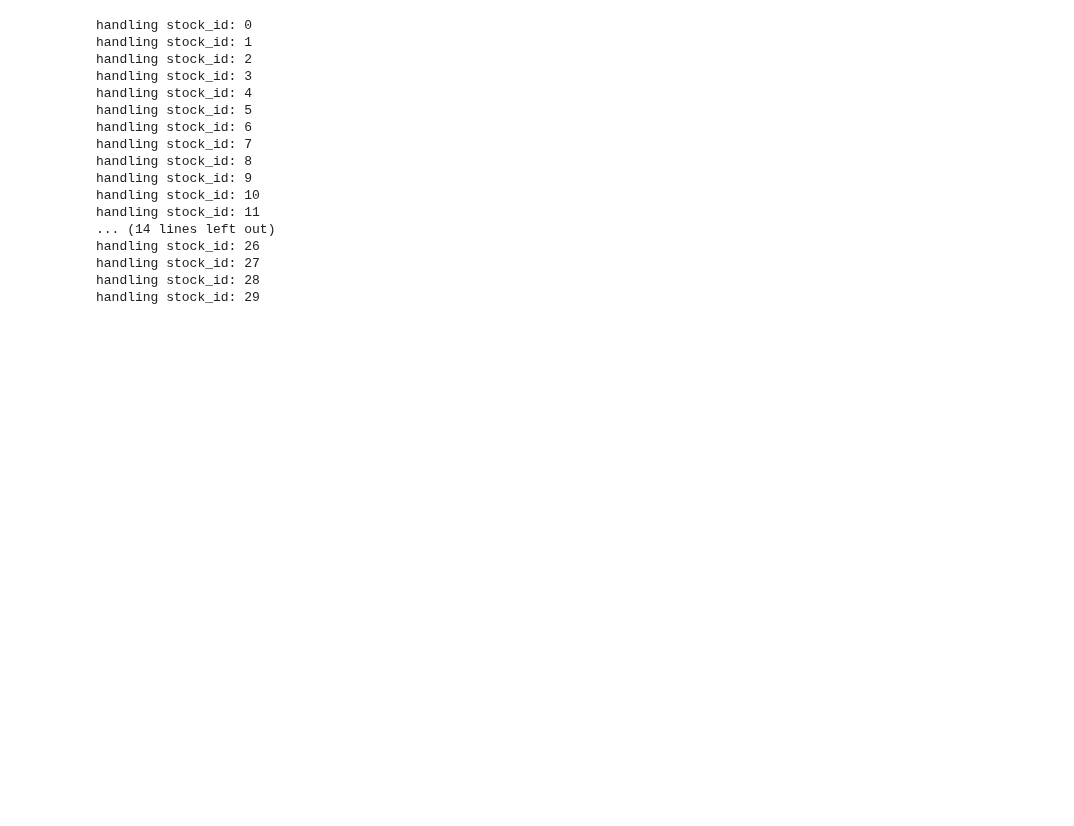
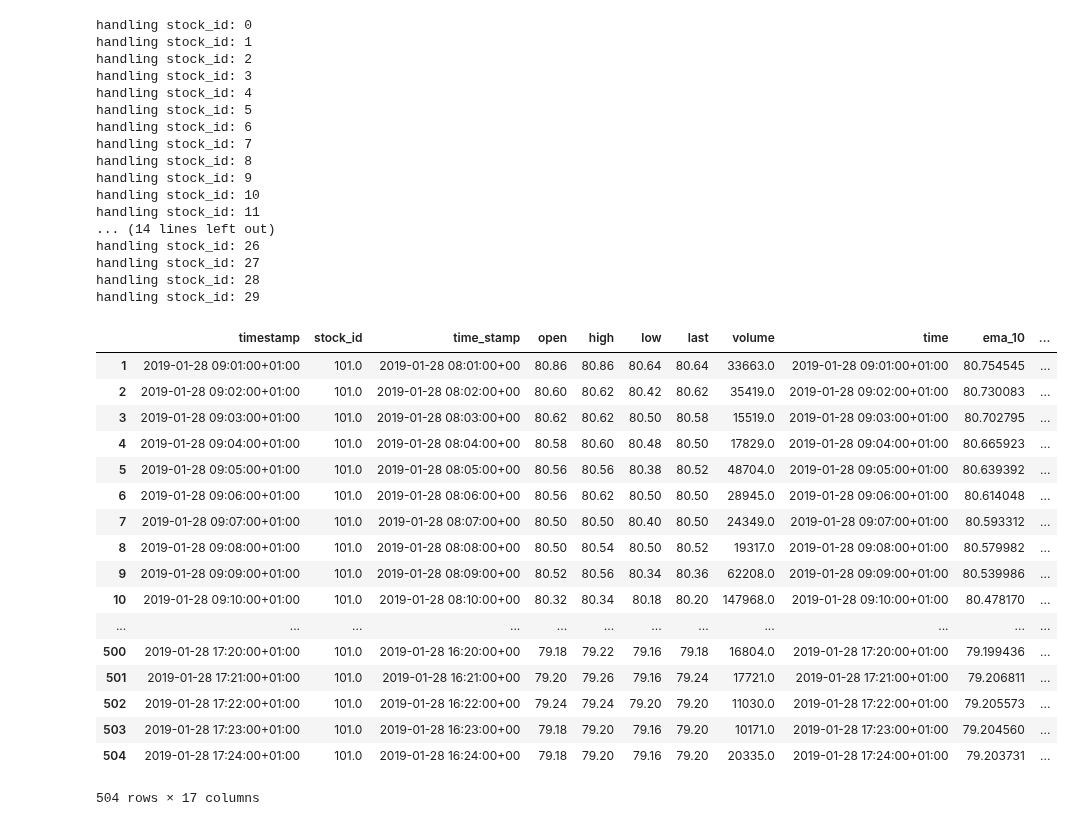
Before and after one commit to smartestrobotdai/download-data, a Jupyter notebook: data-analytics/omx30-prep.ipynb, the cells around one changed output. Drawn from its saved outputs; the diff is of its cells as text; code cells hidden in the pictures; blank space fills up the shorter version.

Commit message:
prep: data purge and save to csv

```diff
--- a/data-analytics/omx30-prep.ipynb
+++ b/data-analytics/omx30-prep.ipynb
@@ -56,7 +56,22 @@ finished stock: 29, got 52 time series
 for stock_id in range(len(time_series_all_list)):
     print("handling stock_id: {}".format(stock_id))
     for day_id in range(len(time_series_all_list[stock_id])):
+        # :-1 is that we don't like the last record at 17:30 which is a aggregated number.
         df = time_series_all_list[stock_id][day_id]
+        # some data might miss, we must make a right join with full time series
+        # and do fillna.
+        df2 = df.set_index('timestamp')
+        ts = df2.index.min()
+        start_time_str = "{}-{:02d}-{:02d} 9:00:00".format(ts.year, ts.month, ts.day)
+        start_ts = pd.Timestamp(start_time_str, tz=ts.tz)
+        # from 9:01 to 17:24
+        dti = pd.date_range(start_ts , periods=505, freq='min').to_series(keep_tz=True).rename('time')
+        df3 = df2.join(dti, how='right')
+        df3['last'].fillna(method='pad', inplace=True)
+        df3['volume'].fillna(0, inplace=True)
+
+
+        df = df3.reset_index().rename({'index':'timestamp'}, axis=1)
         df['ema_10'] = df['last'].ewm(span=10, adjust=False).mean()
         df['ema_20'] = df['last'].ewm(span=20, adjust=False).mean()
         df['diff_ema_10']=df['ema_10'].diff()[1:]/df['ema_10']
@@ -66,14 +81,17 @@ for stock_id in range(len(time_series_all_list)):
         df['value_ema_10_beta_98'] = 0
         df['value_ema_20_beta_98'] = 0
         for iter_id in range(10):
-            df['value_ema_10_beta_99'] = df['diff_ema_10'].shift(-1) + \
-                0.99 * df['value_ema_10_beta_99'].shift(-1)
-            df['value_ema_10_beta_98'] = df['diff_ema_10'].shift(-1) + \
-                0.98 * df['value_ema_10_beta_98'].shift(-1)
-            df['value_ema_20_beta_99'] = df['diff_ema_20'].shift(-1) + \
-                0.99 * df['value_ema_20_beta_99'].shift(-1)
-            df['value_ema_20_beta_98'] = df['diff_ema_20'].shift(-1) + \
-                0.98 * df['value_ema_20_beta_98'].shift(-1)
+            df['value_ema_10_beta_99'] = df['diff_ema_10'].shift(-1).fillna(0) + \
+                0.99 * df['value_ema_10_beta_99'].shift(-1).fillna(0)
+            df['value_ema_10_beta_98'] = df['diff_ema_10'].shift(-1).fillna(0) + \
+                0.98 * df['value_ema_10_beta_98'].shift(-1).fillna(0)
+            df['value_ema_20_beta_99'] = df['diff_ema_20'].shift(-1).fillna(0) + \
+                0.99 * df['value_ema_20_beta_99'].shift(-1).fillna(0)
+            df['value_ema_20_beta_98'] = df['diff_ema_20'].shift(-1).fillna(0) + \
+                0.98 * df['value_ema_20_beta_98'].shift(-1).fillna(0)
+        # drop the first row because diff is nan
+        df.drop(0, inplace=True)
+        time_series_all_list[stock_id][day_id] = df
 # %% [output]
 handling stock_id: 0
 handling stock_id: 1
@@ -92,6 +110,27 @@ handling stock_id: 26
 handling stock_id: 27
 handling stock_id: 28
 handling stock_id: 29
+# %%
+time_series_all_list[0][0]
+# %% [output]
+|  | timestamp | stock_id | time_stamp | open | high | low | last | volume | time | ema_10 | ... |
+| 1 | 2019-01-28 09:01:00+01:00 | 101.0 | 2019-01-28 08:01:00+00 | 80.86 | 80.86 | 80.64 | 80.64 | 33663.0 | 2019-01-28 09:01:00+01:00 | 80.754545 | ... |
+| 2 | 2019-01-28 09:02:00+01:00 | 101.0 | 2019-01-28 08:02:00+00 | 80.60 | 80.62 | 80.42 | 80.62 | 35419.0 | 2019-01-28 09:02:00+01:00 | 80.730083 | ... |
+| 3 | 2019-01-28 09:03:00+01:00 | 101.0 | 2019-01-28 08:03:00+00 | 80.62 | 80.62 | 80.50 | 80.58 | 15519.0 | 2019-01-28 09:03:00+01:00 | 80.702795 | ... |
+| 4 | 2019-01-28 09:04:00+01:00 | 101.0 | 2019-01-28 08:04:00+00 | 80.58 | 80.60 | 80.48 | 80.50 | 17829.0 | 2019-01-28 09:04:00+01:00 | 80.665923 | ... |
+| 5 | 2019-01-28 09:05:00+01:00 | 101.0 | 2019-01-28 08:05:00+00 | 80.56 | 80.56 | 80.38 | 80.52 | 48704.0 | 2019-01-28 09:05:00+01:00 | 80.639392 | ... |
+| 6 | 2019-01-28 09:06:00+01:00 | 101.0 | 2019-01-28 08:06:00+00 | 80.56 | 80.62 | 80.50 | 80.50 | 28945.0 | 2019-01-28 09:06:00+01:00 | 80.614048 | ... |
+| 7 | 2019-01-28 09:07:00+01:00 | 101.0 | 2019-01-28 08:07:00+00 | 80.50 | 80.50 | 80.40 | 80.50 | 24349.0 | 2019-01-28 09:07:00+01:00 | 80.593312 | ... |
+| 8 | 2019-01-28 09:08:00+01:00 | 101.0 | 2019-01-28 08:08:00+00 | 80.50 | 80.54 | 80.50 | 80.52 | 19317.0 | 2019-01-28 09:08:00+01:00 | 80.579982 | ... |
+| 9 | 2019-01-28 09:09:00+01:00 | 101.0 | 2019-01-28 08:09:00+00 | 80.52 | 80.56 | 80.34 | 80.36 | 62208.0 | 2019-01-28 09:09:00+01:00 | 80.539986 | ... |
+| 10 | 2019-01-28 09:10:00+01:00 | 101.0 | 2019-01-28 08:10:00+00 | 80.32 | 80.34 | 80.18 | 80.20 | 147968.0 | 2019-01-28 09:10:00+01:00 | 80.478170 | ... |
+| ... | ... | ... | ... | ... | ... | ... | ... | ... | ... | ... | ... |
+| 500 | 2019-01-28 17:20:00+01:00 | 101.0 | 2019-01-28 16:20:00+00 | 79.18 | 79.22 | 79.16 | 79.18 | 16804.0 | 2019-01-28 17:20:00+01:00 | 79.199436 | ... |
+| 501 | 2019-01-28 17:21:00+01:00 | 101.0 | 2019-01-28 16:21:00+00 | 79.20 | 79.26 | 79.16 | 79.24 | 17721.0 | 2019-01-28 17:21:00+01:00 | 79.206811 | ... |
+| 502 | 2019-01-28 17:22:00+01:00 | 101.0 | 2019-01-28 16:22:00+00 | 79.24 | 79.24 | 79.20 | 79.20 | 11030.0 | 2019-01-28 17:22:00+01:00 | 79.205573 | ... |
+| 503 | 2019-01-28 17:23:00+01:00 | 101.0 | 2019-01-28 16:23:00+00 | 79.18 | 79.20 | 79.16 | 79.20 | 10171.0 | 2019-01-28 17:23:00+01:00 | 79.204560 | ... |
+| 504 | 2019-01-28 17:24:00+01:00 | 101.0 | 2019-01-28 16:24:00+00 | 79.18 | 79.20 | 79.16 | 79.20 | 20335.0 | 2019-01-28 17:24:00+01:00 | 79.203731 | ... |
+504 rows × 17 columns
 # %%
 %matplotlib notebook
 from ipywidgets import *
```
Also changed, not shown: parts of 18 cells of this notebook.
